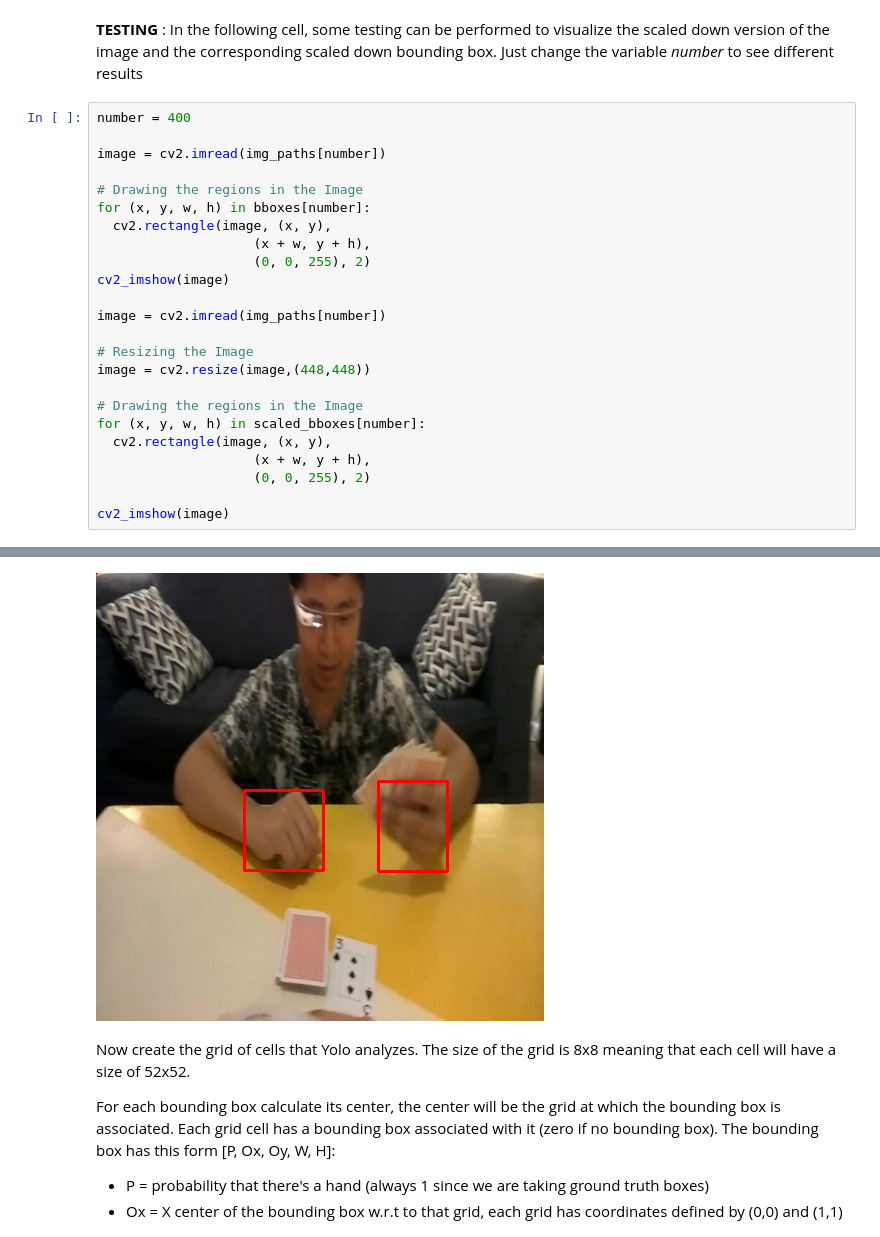
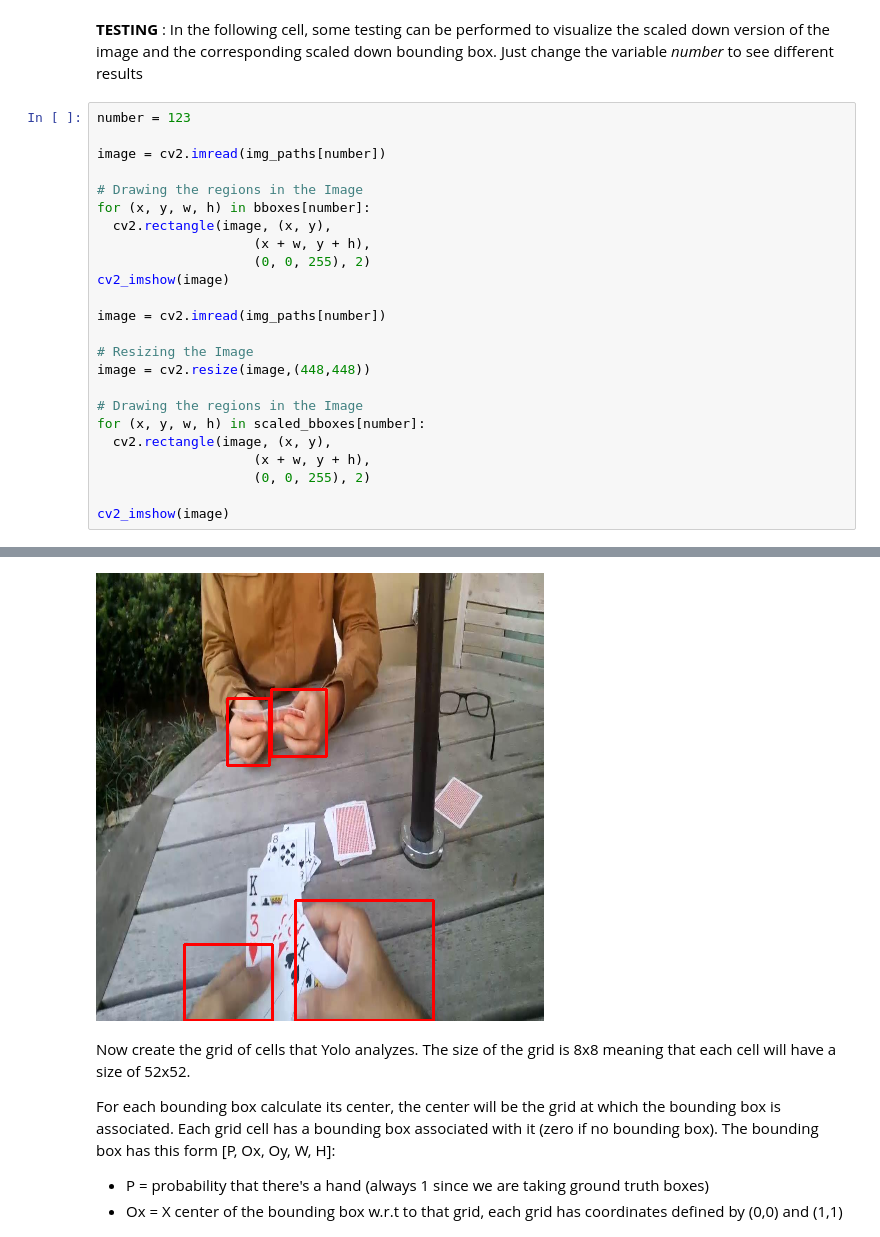
Before and after one commit to pastifra/Human-Hands, a Jupyter notebook: Yolo_training.ipynb, the cells around one changed output, grey strips where cells are left out. Saved outputs shown, nothing was run; the diff lists cells and outputs as text.

```diff
--- a/Yolo_training.ipynb
+++ b/Yolo_training.ipynb
@@ -98,7 +102,7 @@ for i in range(0,int(len(img_paths)*scale)):
 **TESTING** :
 In the following cell, some testing can be performed to visualize the scaled down version of the image and the corresponding scaled down bounding box. Just change the variable *number* to see different results
 # %%
-number = 400
+number = 123
 
 image = cv2.imread(img_paths[number])
 
@@ -126,4 +130,4 @@ cv2_imshow(image)
-[figure, old version]
+[figure, new version]
 # %% [markdown]
 Now create the grid of cells that Yolo analyzes.
 The size of the grid is 8x8 meaning that each cell will have a size of 52x52.
```
Also changed, not shown: parts of 23 cells of this notebook.
